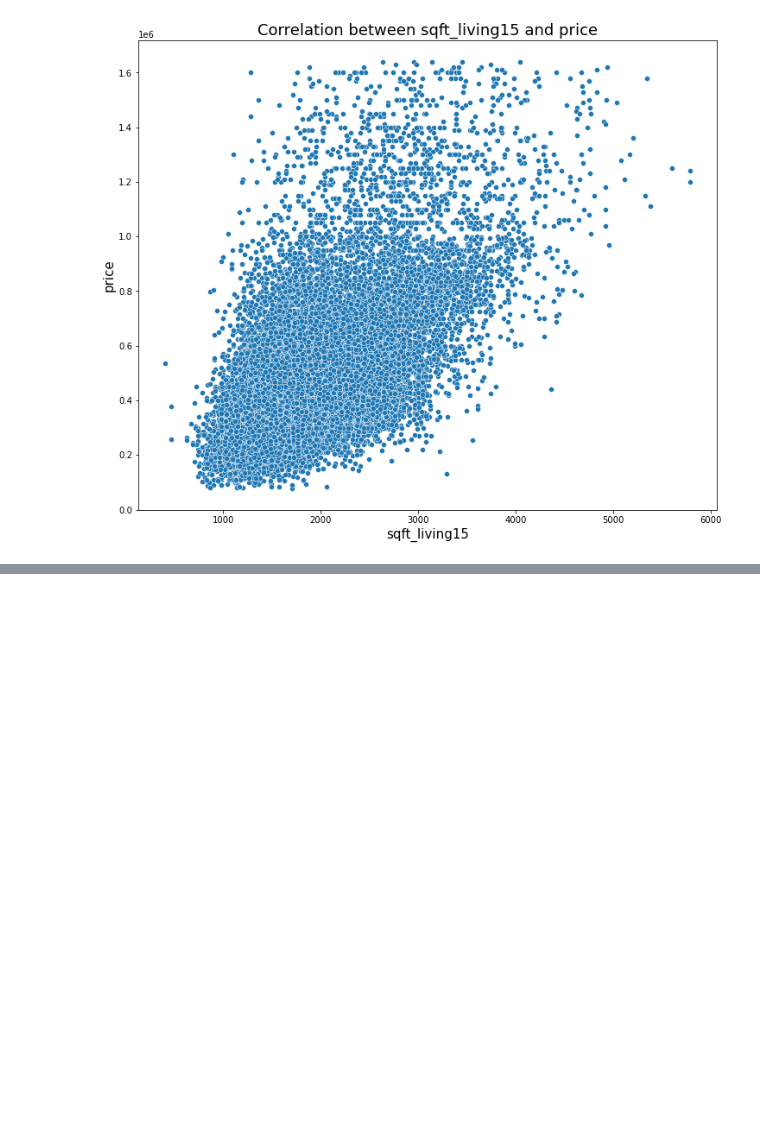
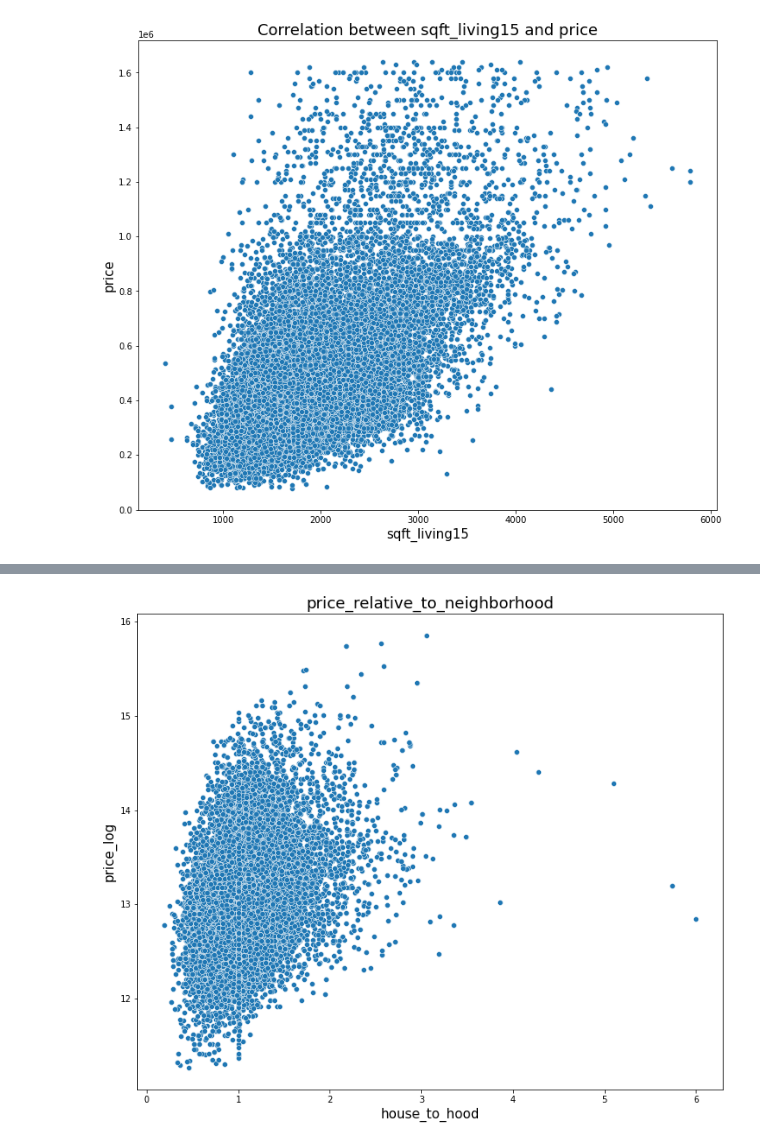
Before and after one commit to qsou/bsc-phase-two-project, a Jupyter notebook: notebooks/exploratory/bobbyexplore/Bobby_work.ipynb, the cells around one changed output, grey strips where cells are left out. Drawn from its saved outputs; the diff is of its cells as text; code cells hidden in the pictures; blank space fills up the shorter version.

```diff
--- a/notebooks/exploratory/bobbyexplore/Bobby_work.ipynb
+++ b/notebooks/exploratory/bobbyexplore/Bobby_work.ipynb
@@ -216,0 +287,8 @@ ax.set_xlabel('sqft_living15', fontsize=15);
+# %%
+fig, ax = plt.subplots(figsize=(12,10))
+sns.scatterplot(x=slimdf['house_to_hood'], y=slimdf['price_log'], ax=ax)
+ax.set_title('price_relative_to_neighborhood', fontsize=18)
+ax.set_ylabel('price_log', fontsize=15)
+ax.set_xlabel('house_to_hood', fontsize=15);
+# %% [output]
+[figure, added]
```
Also changed, not shown: parts of 28 cells of this notebook.
